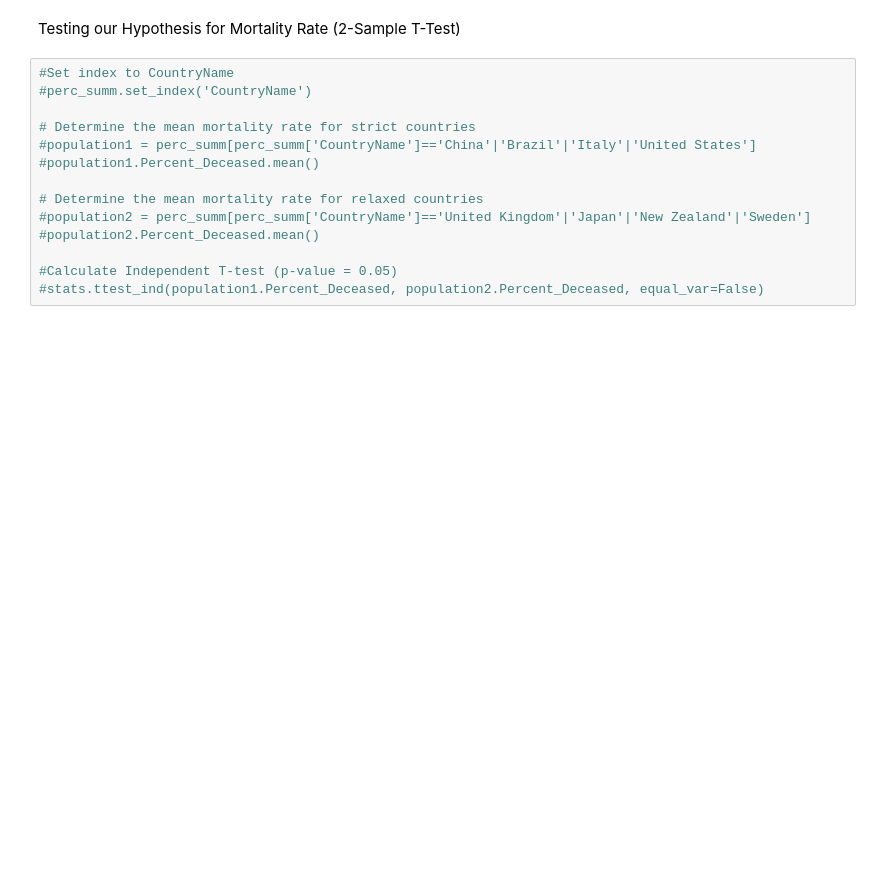
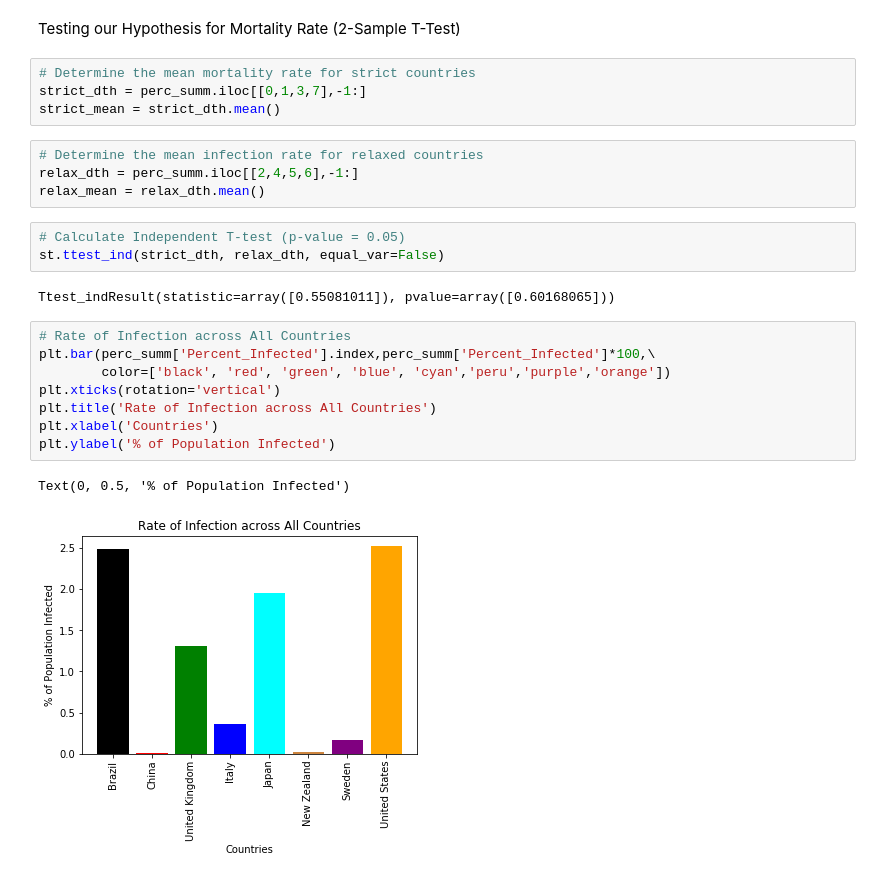
Before and after one commit to rejane-b/Project_1, a Jupyter notebook: Daily_Cases_Total_Cases.ipynb, the cells around one changed output. Saved outputs shown, nothing was run; the diff lists cells and outputs as text; blank space fills up the shorter version.

```diff
--- a/Daily_Cases_Total_Cases.ipynb
+++ b/Daily_Cases_Total_Cases.ipynb
@@ -227,17 +223,27 @@ TypeError: unsupported operand type(s) for |: 'str' and 'str'
 # %% [markdown]
 Testing our Hypothesis for Mortality Rate (2-Sample T-Test)
-# %%
-#Set index to CountryName
-#perc_summ.set_index('CountryName')
-
-# Determine the mean mortality rate for strict countries
-#population1 = perc_summ[perc_summ['CountryName']=='China'|'Brazil'|'Italy'|'United States']
-#population1.Percent_Deceased.mean()
-
-# Determine the mean mortality rate for relaxed countries
-#population2 = perc_summ[perc_summ['CountryName']=='United Kingdom'|'Japan'|'New Zealand'|'Sweden']
-#population2.Percent_Deceased.mean()
-
-#Calculate Independent T-test (p-value = 0.05)
-#stats.ttest_ind(population1.Percent_Deceased, population2.Percent_Deceased, equal_var=False)
+# %%
+# Determine the mean mortality rate for strict countries
+strict_dth = perc_summ.iloc[[0,1,3,7],-1:]
+strict_mean = strict_dth.mean()
+# %%
+# Determine the mean infection rate for relaxed countries
+relax_dth = perc_summ.iloc[[2,4,5,6],-1:]
+relax_mean = relax_dth.mean()
+# %%
+# Calculate Independent T-test (p-value = 0.05)
+st.ttest_ind(strict_dth, relax_dth, equal_var=False)
+# %% [output]
+Ttest_indResult(statistic=array([0.55081011]), pvalue=array([0.60168065]))
+# %%
+# Rate of Infection across All Countries
+plt.bar(perc_summ['Percent_Infected'].index,perc_summ['Percent_Infected']*100,\
+        color=['black', 'red', 'green', 'blue', 'cyan','peru','purple','orange'])
+plt.xticks(rotation='vertical')
+plt.title('Rate of Infection across All Countries')
+plt.xlabel('Countries')
+plt.ylabel('% of Population Infected')
+# %% [output]
+Text(0, 0.5, '% of Population Infected')
+[figure, added]
 # %%
```
Also changed, not shown: parts of 8 cells of this notebook, 2 other files.
